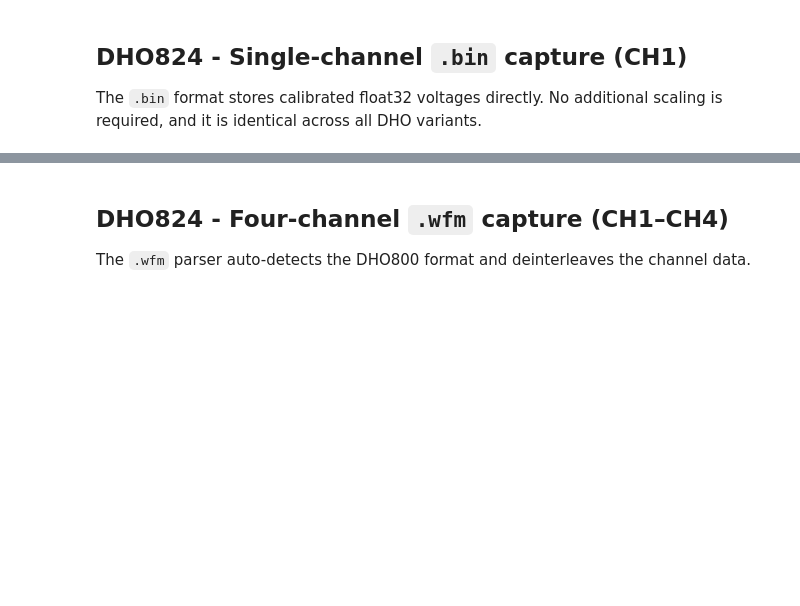
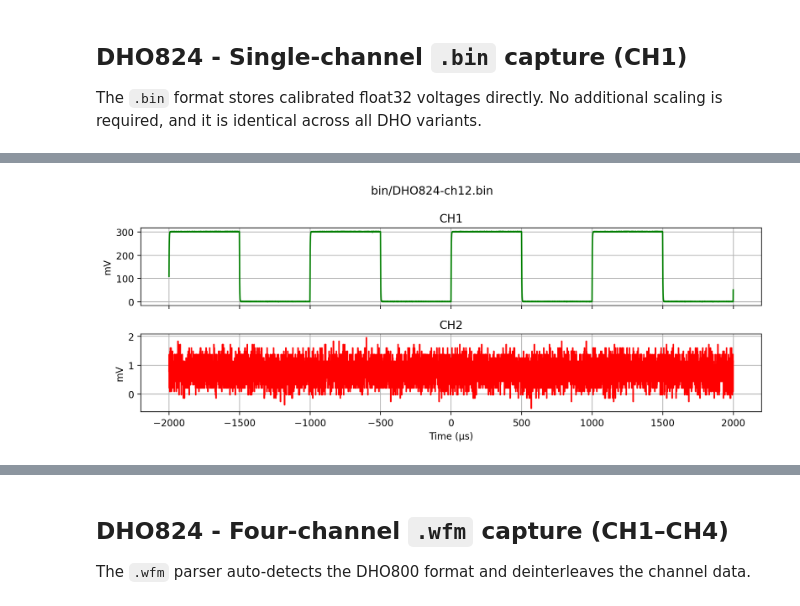
Before and after one commit to scottprahl/RigolWFM, a Jupyter notebook: docs/1-DHO800-Waveforms.ipynb, the cells around one changed output, grey strips where cells are left out. Drawn from its saved outputs; the diff is of its cells as text; code cells hidden in the pictures; blank space fills up the shorter version.

```diff
--- a/docs/1-DHO800-Waveforms.ipynb
+++ b/docs/1-DHO800-Waveforms.ipynb
@@ -16,13 +16,13 @@ The DHO series supports two waveform export formats:
 # %%
+%config InlineBackend.figure_format = 'retina'
+
 import numpy as np
 import matplotlib.pyplot as plt
+import imageio.v3 as iio
 
-try:
-    import RigolWFM.wfm as rigol
-except ModuleNotFoundError:
-    print('RigolWFM not installed. To install, uncomment and run the cell above.')
+from RigolWFM import Wfm, DHO1000_scopes
 
-repo = "../wfm/"
+repo = "https://github.com/scottprahl/RigolWFM/raw/main/tests/files/"
 # %% [markdown]
 ## DHO824 - Single-channel `.wfm` capture (CH1)
 
@@ -56,6 +78,6 @@ plt.show()
 The `.bin` format stores calibrated float32 voltages directly.
 No additional scaling is required, and it is identical across all DHO variants.
 # %%
-filename = "DHO824-ch1.bin"
-w = rigol.Wfm.from_file(repo + filename, 'DHO')
+filename = "bin/DHO824-ch1.bin"
+w = Wfm.from_url(repo + filename, 'DHO')
 print(w.describe())
@@ -76,6 +119,6 @@ plt.show()
 # %%
-filename = "DHO824-ch12.bin"
-w = rigol.Wfm.from_file(repo + filename, 'DHO', selected='12')
+filename = "bin/DHO824-ch12.bin"
+w = Wfm.from_url(repo + filename, 'DHO', selected='12')
 
 colors = ['green', 'red']
 active = [ch for ch in w.channels if ch.volts is not None]
@@ -94,3 +137,4 @@ axes[-1].set_xlabel("Time (µs)")
 fig.suptitle(filename)
 plt.tight_layout()
 plt.show()
+# %% [output]
@@ -97,3 +142,4 @@ plt.show()
+[figure, added]
 # %% [markdown]
 ## DHO824 - Four-channel `.bin` capture (CH1–CH4)
 
```
Also changed, not shown: parts of 14 cells of this notebook, 25 other files.
